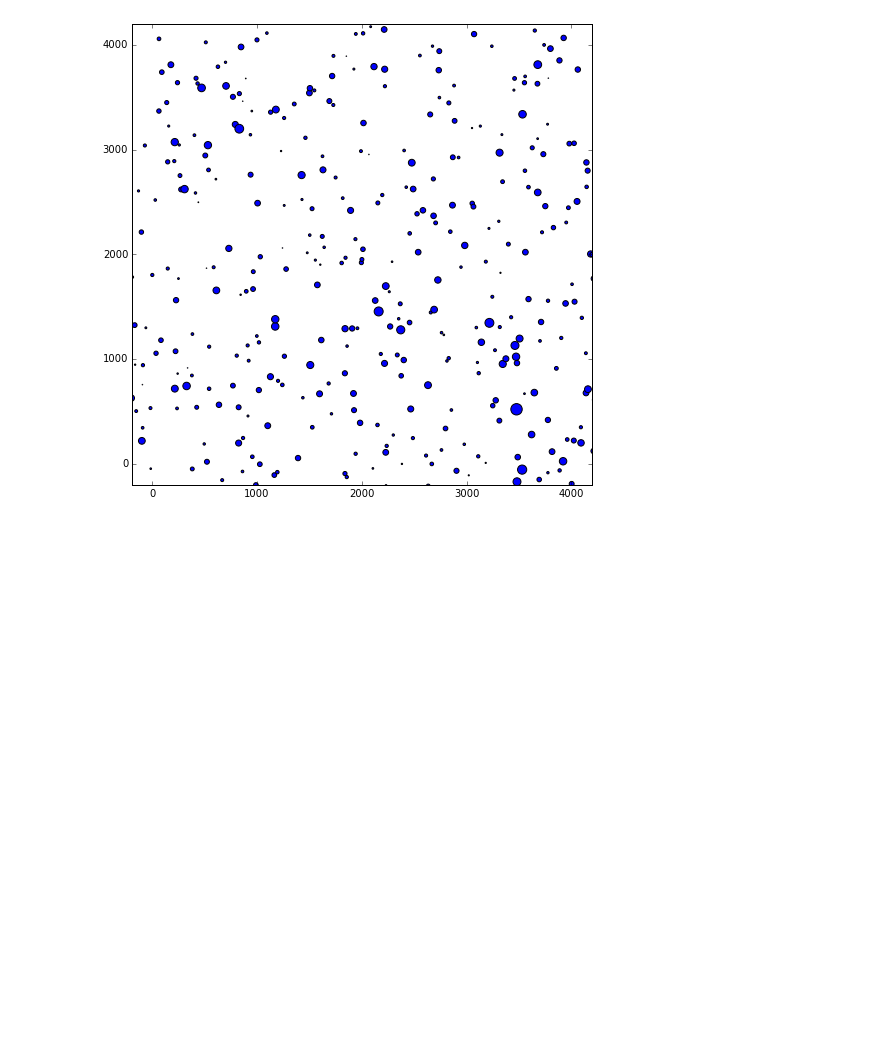
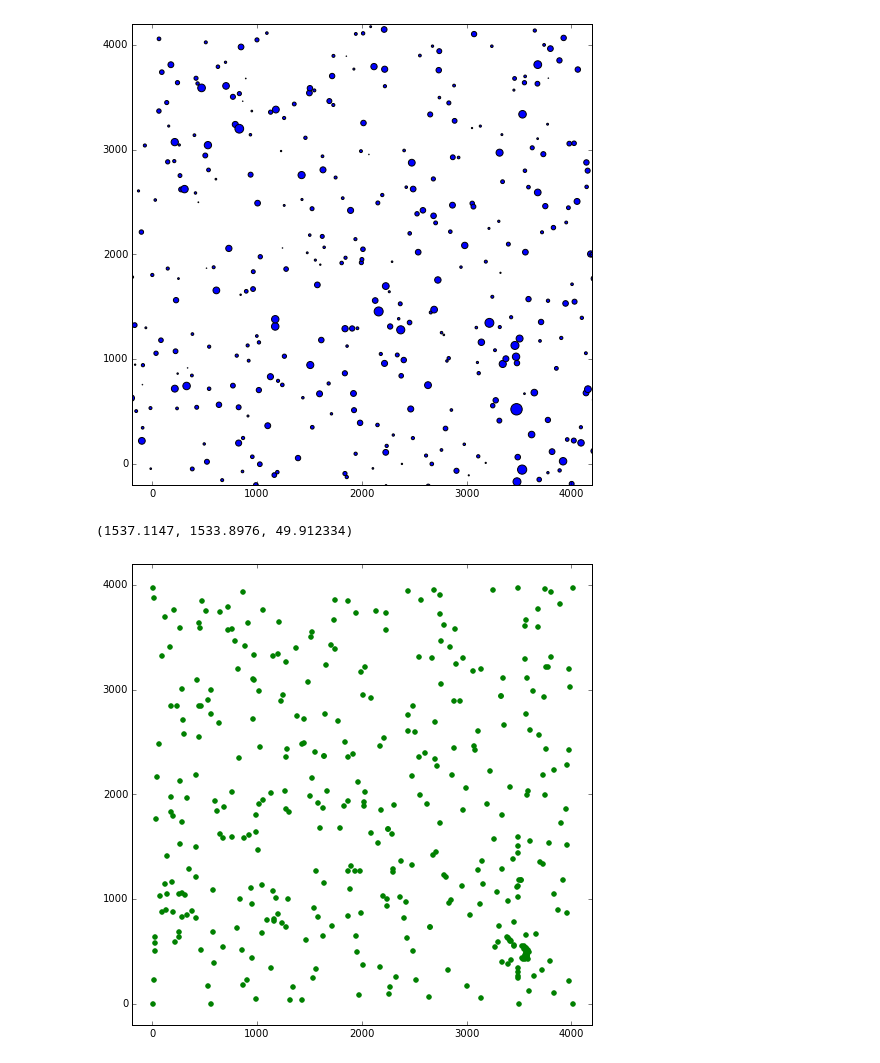
Before and after one commit to lmoustakas/lcolens, a Jupyter notebook: python/he0435hackday.ipynb, the cells around one changed output. Cells and saved outputs as stored; diff of their text form; code cells hidden in the pictures; blank space fills up the shorter version.

```diff
--- a/python/he0435hackday.ipynb
+++ b/python/he0435hackday.ipynb
@@ -80,0 +88,6 @@ ax.set_aspect(1.0)
+# %%
+mean, median, std = sigmaclip_stats(data, sigma=3.0)
+# %%
+print(mean, median, std)
+# %% [output]
+(1537.1147, 1533.8976, 49.912334)
@@ -80,0 +96,14 @@ ax.set_aspect(1.0)
+# %%
+threshold=median+3.0*std
+# %%
+sources=daofind(data,fwhm=7.0,threshold=threshold)
+# %%
+fig=plt.figure()
+ax=fig.add_axes([0.15,0.1,0.8,0.8])
+ax.scatter(sources['xcentroid'],sources['ycentroid'],marker='o',color='g')
+#ax=fig.add_subplot(111)
+ax.set_xlim(-200,4200)
+ax.set_ylim(-200,4200)
+ax.set_aspect(1.0)
+# %% [output]
+[figure, added]
```
Also changed, not shown: parts of 15 cells of this notebook.
